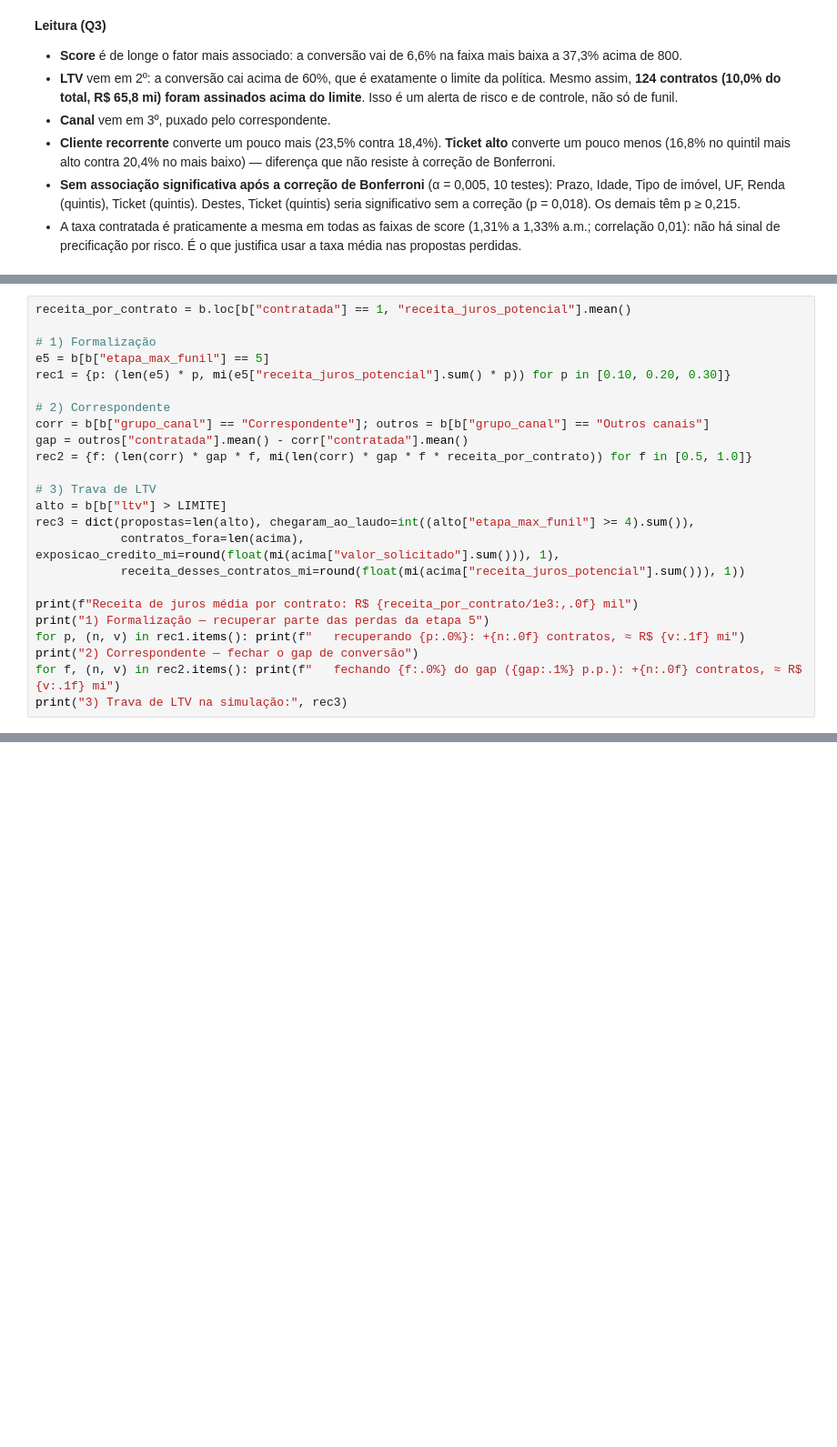
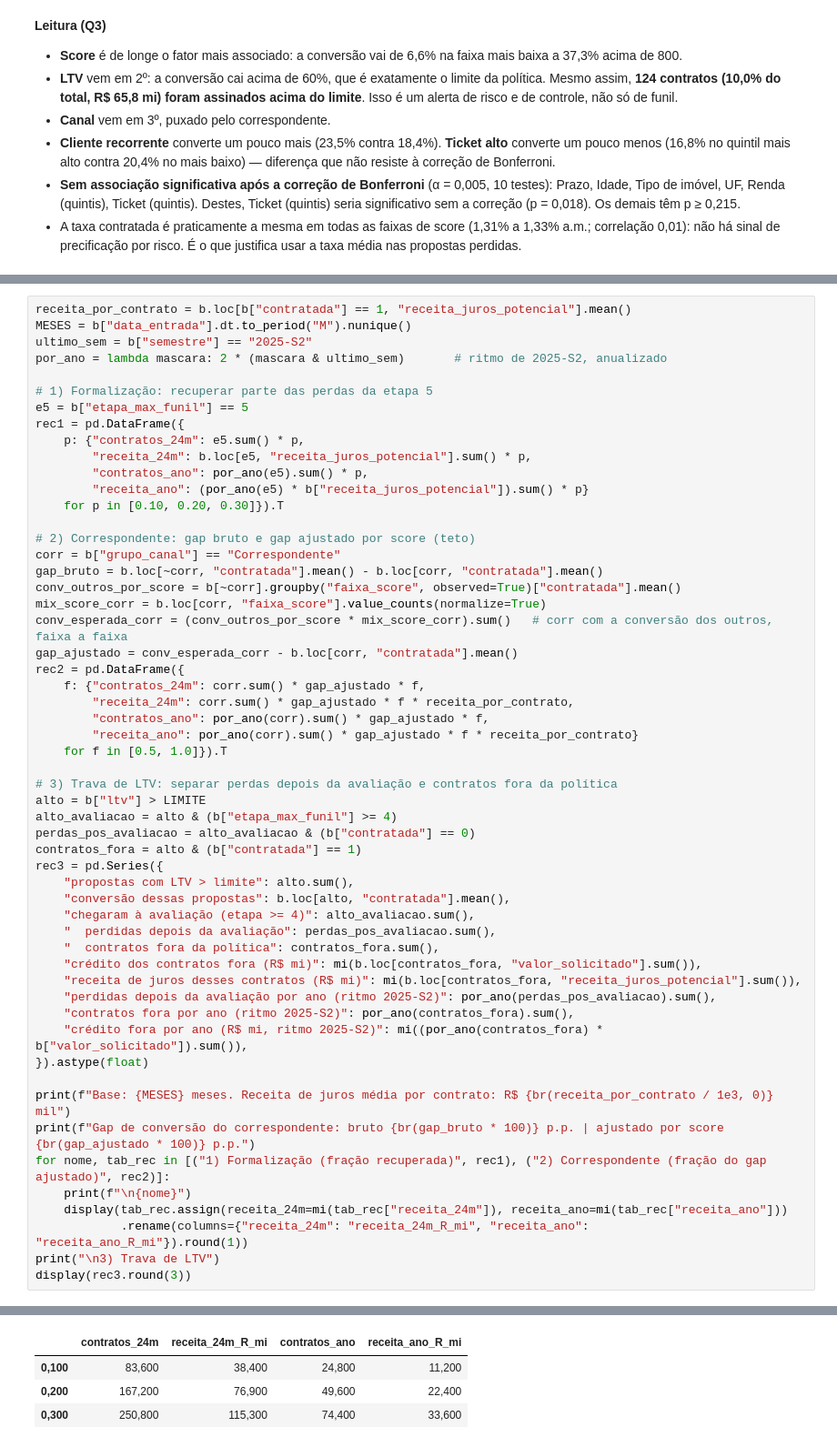
Before and after one commit to aslamrekik/Data_AI-, a Jupyter notebook: parte1_analise.ipynb, the cells around one changed output, grey strips where cells are left out. Shown at 91% size. Drawn from its saved outputs; the diff is of its cells as text; blank space fills up the shorter version.

```diff
--- a/parte1_analise.ipynb
+++ b/parte1_analise.ipynb
@@ -555,25 +557,56 @@ As estimativas usam a receita de juros média por contrato e premissas explícit
 # %%
 receita_por_contrato = b.loc[b["contratada"] == 1, "receita_juros_potencial"].mean()
+MESES = b["data_entrada"].dt.to_period("M").nunique()
+ultimo_sem = b["semestre"] == "2025-S2"
+por_ano = lambda mascara: 2 * (mascara & ultimo_sem)       # ritmo de 2025-S2, anualizado
 
-# 1) Formalização
-e5 = b[b["etapa_max_funil"] == 5]
-rec1 = {p: (len(e5) * p, mi(e5["receita_juros_potencial"].sum() * p)) for p in [0.10, 0.20, 0.30]}
+# 1) Formalização: recuperar parte das perdas da etapa 5
+e5 = b["etapa_max_funil"] == 5
+rec1 = pd.DataFrame({
+    p: {"contratos_24m": e5.sum() * p,
+        "receita_24m": b.loc[e5, "receita_juros_potencial"].sum() * p,
+        "contratos_ano": por_ano(e5).sum() * p,
+        "receita_ano": (por_ano(e5) * b["receita_juros_potencial"]).sum() * p}
+    for p in [0.10, 0.20, 0.30]}).T
 
-# 2) Correspondente
-corr = b[b["grupo_canal"] == "Correspondente"]; outros = b[b["grupo_canal"] == "Outros canais"]
-gap = outros["contratada"].mean() - corr["contratada"].mean()
-rec2 = {f: (len(corr) * gap * f, mi(len(corr) * gap * f * receita_por_contrato)) for f in [0.5, 1.0]}
+# 2) Correspondente: gap bruto e gap ajustado por score (teto)
+corr = b["grupo_canal"] == "Correspondente"
+gap_bruto = b.loc[~corr, "contratada"].mean() - b.loc[corr, "contratada"].mean()
+conv_outros_por_score = b[~corr].groupby("faixa_score", observed=True)["contratada"].mean()
+mix_score_corr = b.loc[corr, "faixa_score"].value_counts(normalize=True)
+conv_esperada_corr = (conv_outros_por_score * mix_score_corr).sum()   # corr com a conversão dos outros, faixa a faixa
+gap_ajustado = conv_esperada_corr - b.loc[corr, "contratada"].mean()
+rec2 = pd.DataFrame({
+    f: {"contratos_24m": corr.sum() * gap_ajustado * f,
+        "receita_24m": corr.sum() * gap_ajustado * f * receita_por_contrato,
+        "contratos_ano": por_ano(corr).sum() * gap_ajustado * f,
+        "receita_ano": por_ano(corr).sum() * gap_ajustado * f * receita_por_contrato}
+    for f in [0.5, 1.0]}).T
 
-# 3) Trava de LTV
-alto = b[b["ltv"] > LIMITE]
-rec3 = dict(propostas=len(alto), chegaram_ao_laudo=int((alto["etapa_max_funil"] >= 4).sum()),
-            contratos_fora=len(acima), exposicao_credito_mi=round(float(mi(acima["valor_solicitado"].sum())), 1),
-            receita_desses_contratos_mi=round(float(mi(acima["receita_juros_potencial"].sum())), 1))
+# 3) Trava de LTV: separar perdas depois da avaliação e contratos fora da política
+alto = b["ltv"] > LIMITE
+alto_avaliacao = alto & (b["etapa_max_funil"] >= 4)
+perdas_pos_avaliacao = alto_avaliacao & (b["contratada"] == 0)
+contratos_fora = alto & (b["contratada"] == 1)
+rec3 = pd.Series({
+    "propostas com LTV > limite": alto.sum(),
+    "conversão dessas propostas": b.loc[alto, "contratada"].mean(),
+    "chegaram à avaliação (etapa >= 4)": alto_avaliacao.sum(),
+    "  perdidas depois da avaliação": perdas_pos_avaliacao.sum(),
+    "  contratos fora da política": contratos_fora.sum(),
+    "crédito dos contratos fora (R$ mi)": mi(b.loc[contratos_fora, "valor_solicitado"].sum()),
+    "receita de juros desses contratos (R$ mi)": mi(b.loc[contratos_fora, "receita_juros_potencial"].sum()),
+    "perdidas depois da avaliação por ano (ritmo 2025-S2)": por_ano(perdas_pos_avaliacao).sum(),
+    "contratos fora por ano (ritmo 2025-S2)": por_ano(contratos_fora).sum(),
+    "crédito fora por ano (R$ mi, ritmo 2025-S2)": mi((por_ano(contratos_fora) * b["valor_solicitado"]).sum()),
+}).astype(float)
 
-print(f"Receita de juros média por contrato: R$ {receita_por_contrato/1e3:,.0f} mil")
-print("1) Formalização — recuperar parte das perdas da etapa 5")
-for p, (n, v) in rec1.items(): print(f"   recuperando {p:.0%}: +{n:.0f} contratos, ≈ R$ {v:.1f} mi")
-print("2) Correspondente — fechar o gap de conversão")
-for f, (n, v) in rec2.items(): print(f"   fechando {f:.0%} do gap ({gap:.1%} p.p.): +{n:.0f} contratos, ≈ R$ {v:.1f} mi")
-print("3) Trava de LTV na simulação:", rec3)
+print(f"Base: {MESES} meses. Receita de juros média por contrato: R$ {br(receita_por_contrato / 1e3, 0)} mil")
+print(f"Gap de conversão do correspondente: bruto {br(gap_bruto * 100)} p.p. | ajustado por score {br(gap_ajustado * 100)} p.p.")
+for nome, tab_rec in [("1) Formalização (fração recuperada)", rec1), ("2) Correspondente (fração do gap ajustado)", rec2)]:
+    print(f"\n{nome}")
+    display(tab_rec.assign(receita_24m=mi(tab_rec["receita_24m"]), receita_ano=mi(tab_rec["receita_ano"]))
+            .rename(columns={"receita_24m": "receita_24m_R_mi", "receita_ano": "receita_ano_R_mi"}).round(1))
+print("\n3) Trava de LTV")
+display(rec3.round(3))
 # %% [output]
@@ -588,0 +617,4 @@ Receita de juros média por contrato: R$ 452 mil
+|  | contratos_24m | receita_24m_R_mi | contratos_ano | receita_ano_R_mi |
+| 0,100 | 83,600 | 38,400 | 24,800 | 11,200 |
+| 0,200 | 167,200 | 76,900 | 49,600 | 22,400 |
+| 0,300 | 250,800 | 115,300 | 74,400 | 33,600 |
```
Also changed, not shown: parts of 4 cells of this notebook.
